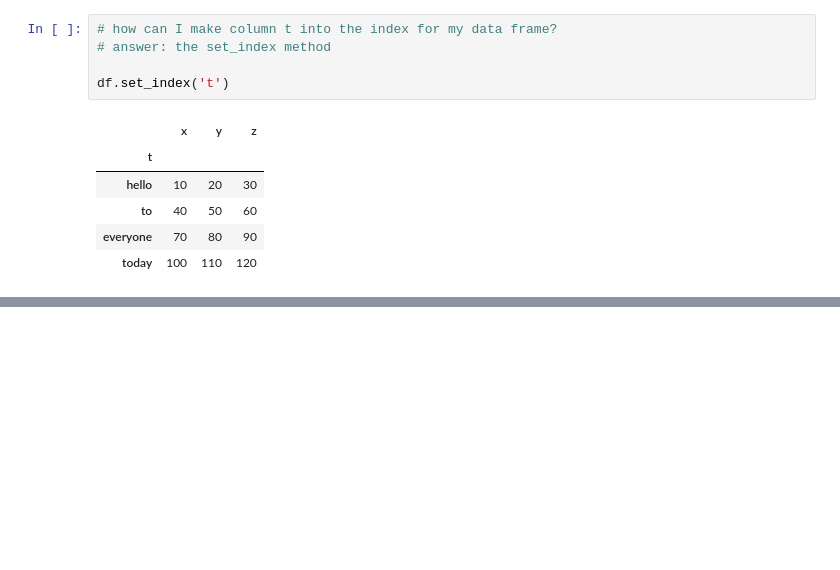
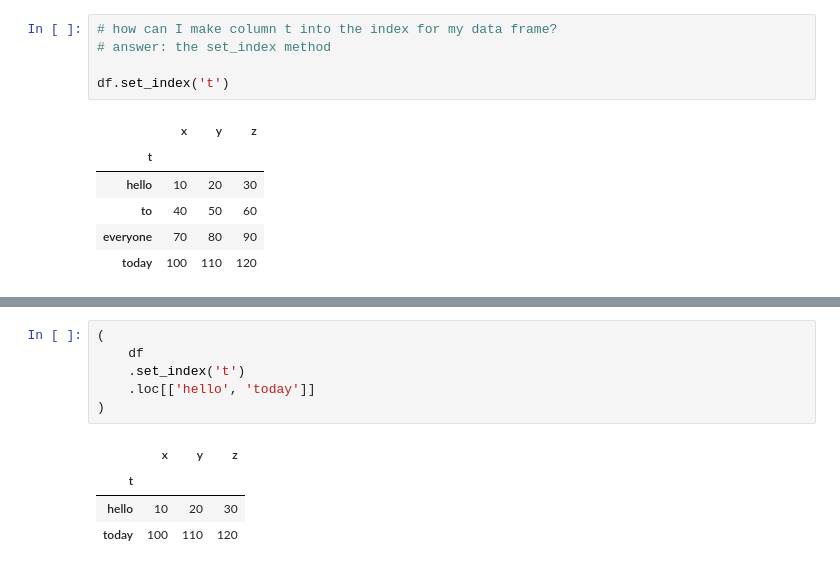
Before and after one commit to reuven/OReilly-PythonData-2026-06, a Jupyter notebook: OReilly-PythonData-2026-06-15.ipynb, the cells around one changed output, grey strips where cells are left out. Cells and saved outputs as stored; diff of their text form; blank space fills up the shorter version.

```diff
--- a/OReilly-PythonData-2026-06-15.ipynb
+++ b/OReilly-PythonData-2026-06-15.ipynb
@@ -567,0 +585,11 @@ df.set_index('t')
+# %%
+(
+    df
+    .set_index('t')
+    .loc[['hello', 'today']]
+)
+# %% [output]
+|  | x | y | z |
+| t |  |  |  |
+| hello | 10 | 20 | 30 |
+| today | 100 | 110 | 120 |
```
Also changed, not shown: parts of 2 cells of this notebook.
